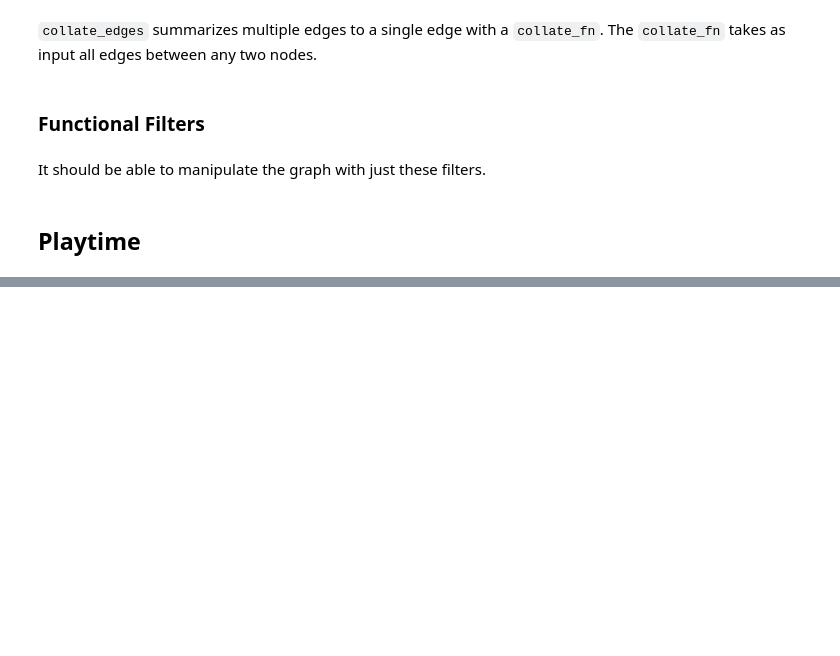
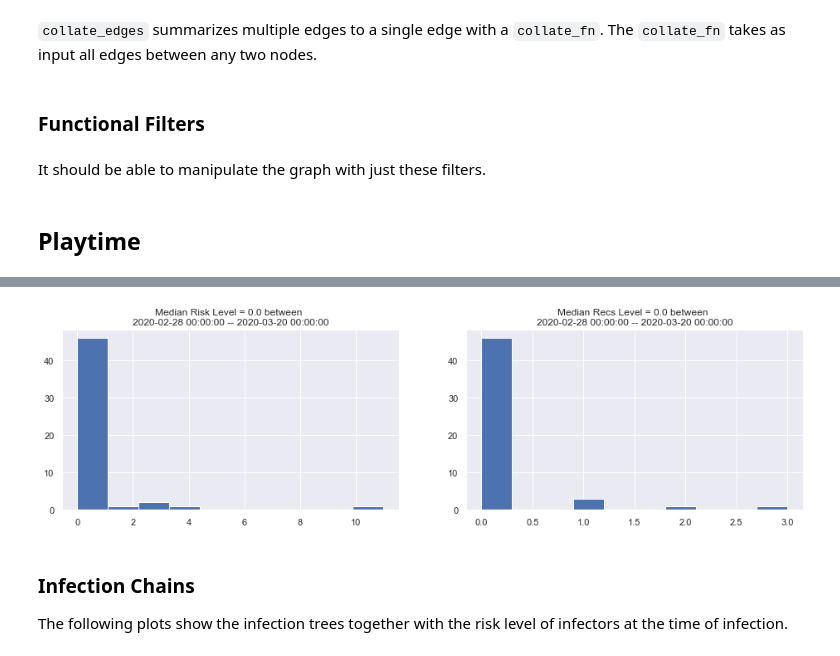
Before and after one commit to mila-iqia/COVI-AgentSim, a Jupyter notebook: notebooks/analysis.ipynb, the cells around one changed output, grey strips where cells are left out. Saved outputs shown, nothing was run; the diff lists cells and outputs as text; code cells hidden in the pictures; blank space fills up the shorter version.

```diff
--- a/notebooks/analysis.ipynb
+++ b/notebooks/analysis.ipynb
@@ -143,13 +145,14 @@ def collate_edges(graph, collate_fn):
             trimmed.add_edge(u, v, new_d, **new_attries)
     return trimmed
 # %%
-def to_digraph(graph):
+def to_digraph(graph, attry_extractor=(lambda human1_state, human2_state: {})):
     digraph = nx.DiGraph()
     for u in graph:
         for v in graph[u]:
             assert len(graph[u][v]) == 1
             time = list(graph[u][v].keys())[0]
-            digraph.add_edge(u, v, time=time)
+            extra_attries = attry_extractor(**graph[u][v][time])
+            digraph.add_edge(u, v, time=time, **extra_attries)
     return digraph
 # %% [markdown]
 ### Functional Filters
@@ -175,10 +178,12 @@ def keep_most_recent(edge_spec):
 encounter_graph = make_encounter_graph(encounter_logs)
 # %%
 INTERVAL_START = datetime(2020, 2, 28)
-INTERVAL_STOP = datetime(2020, 3, 10)
+INTERVAL_STOP = datetime(2020, 3, 20)
 eg_at_interval = filter_encounter_graph(encounter_graph, INTERVAL_START, INTERVAL_STOP)
 # %%
 contagion_graph = filter_edges(eg_at_interval, is_contagion)
 # %%
+VERBOSE = False
 for u, v, d in sorted(contagion_graph.edges, key=lambda x: x[-1]):
-    print(f"{u} --> {v} (Time: {d})")
+    if VERBOSE:
+        print(f"{u} --> {v} (Time: {d})")
@@ -204,0 +190,5 @@ contagion_digraph = to_digraph(contagion_graph)
+# %%
+contagion_digraph = to_digraph(contagion_graph,
+                               lambda human1_state, human2_state: dict(exposer_risk=human1_state["risk"],
+                                                                       exposer_risk_level=human1_state["risk_level"],
+                                                                       exposer_rec_level=human1_state["rec_level"]))
@@ -205,3 +199,23 @@ contagion_digraph = to_digraph(contagion_graph)
+# %%
+risks_at_exposure = [contagion_digraph[u][v]["exposer_risk_level"] for u, v in contagion_digraph.edges]
+recs_at_exposure = [contagion_digraph[u][v]["exposer_rec_level"] for u, v in contagion_digraph.edges]
+median_risk_at_exposure = np.median(risks_at_exposure)
+std_risk_at_exposure = np.std(risks_at_exposure)
+median_rec_at_exposure = np.median(recs_at_exposure)
+std_rec_at_exposure = np.std(recs_at_exposure)
+
+fig, axs = plt.subplots(1, 2, figsize=(16, 4))
+axs[0].set_title(f"Median Risk Level = {median_risk_at_exposure} between \n{INTERVAL_START} -- {INTERVAL_STOP}")
+axs[0].hist(risks_at_exposure)
+axs[1].set_title(f"Median Recs Level = {median_risk_at_exposure} between \n{INTERVAL_START} -- {INTERVAL_STOP}")
+axs[1].hist(recs_at_exposure)
+plt.show()
+# %% [output]
+[figure, added]
+# %% [markdown]
+### Infection Chains
+
+The following plots show the infection trees together with the risk level of infectors at the time of infection.
 # %%
 contagion_subgraphs = [contagion_digraph.subgraph(sg)
                        for sg in nx.weakly_connected_components(contagion_digraph)]
```
Also changed, not shown: parts of 6 cells of this notebook.
